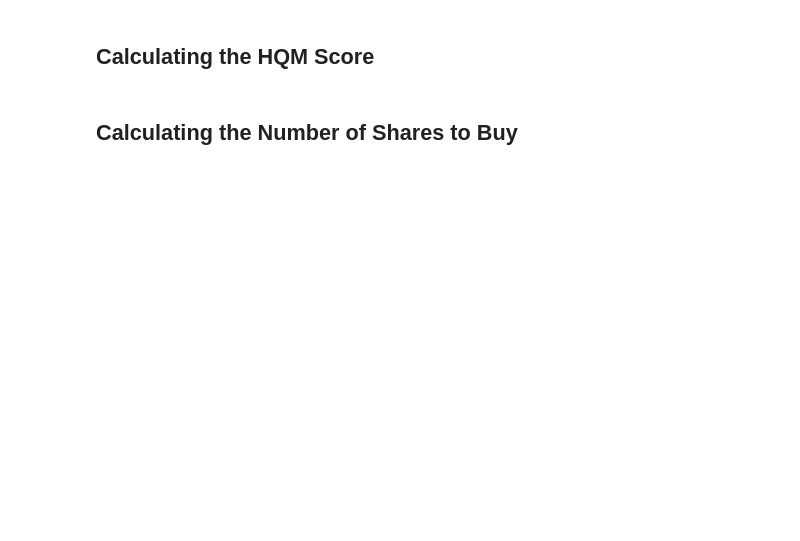
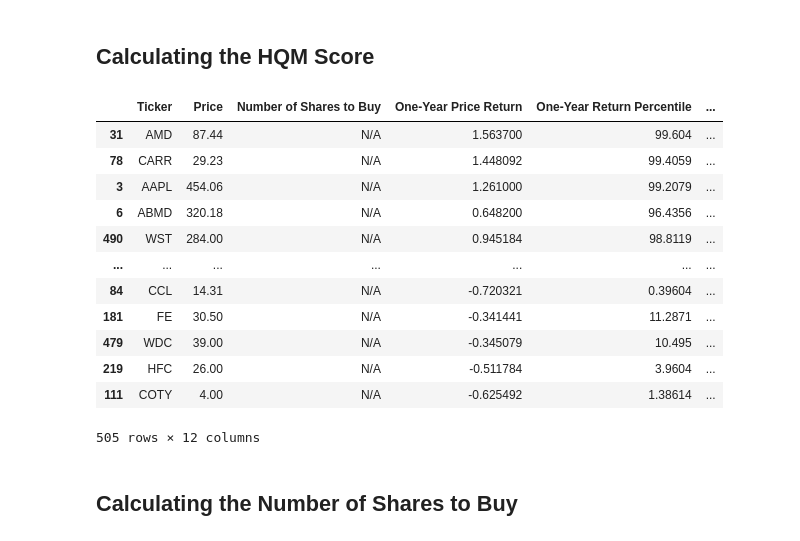
Before and after one commit to nickmccullum/algorithmic-trading-python, a Jupyter notebook: finished_files/002_quantitative_momentum_strategy.ipynb, the cells around one changed output. Drawn from its saved outputs; the diff is of its cells as text; code cells hidden in the pictures; blank space fills up the shorter version.

Commit message:
finished calculating HQM score

```diff
--- a/finished_files/002_quantitative_momentum_strategy.ipynb
+++ b/finished_files/002_quantitative_momentum_strategy.ipynb
@@ -280,4 +306,28 @@ Index(['Ticker', 'Price', 'One-Year Price Return', 'Number of Shares to Buy',
 # %% [markdown]
 ## Calculating the HQM Score
+# %%
+from statistics import mean
+
+for row in hqm_dataframe.index:
+    momentum_percentiles = []
+    for time_period in time_periods:
+        momentum_percentiles.append(hqm_dataframe.loc[row, f'{time_period} Return Percentile'])
+    hqm_dataframe.loc[row, 'HQM Score'] = mean(momentum_percentiles)
+
+hqm_dataframe.sort_values(by = 'HQM Score', ascending = False)
+# %% [output]
+|  | Ticker | Price | Number of Shares to Buy | One-Year Price Return | One-Year Return Percentile | ... |
+| 31 | AMD | 87.44 | N/A | 1.563700 | 99.604 | ... |
+| 78 | CARR | 29.23 | N/A | 1.448092 | 99.4059 | ... |
+| 3 | AAPL | 454.06 | N/A | 1.261000 | 99.2079 | ... |
+| 6 | ABMD | 320.18 | N/A | 0.648200 | 96.4356 | ... |
+| 490 | WST | 284.00 | N/A | 0.945184 | 98.8119 | ... |
+| ... | ... | ... | ... | ... | ... | ... |
+| 84 | CCL | 14.31 | N/A | -0.720321 | 0.39604 | ... |
+| 181 | FE | 30.50 | N/A | -0.341441 | 11.2871 | ... |
+| 479 | WDC | 39.00 | N/A | -0.345079 | 10.495 | ... |
+| 219 | HFC | 26.00 | N/A | -0.511784 | 3.9604 | ... |
+| 111 | COTY | 4.00 | N/A | -0.625492 | 1.38614 | ... |
+505 rows × 12 columns
 # %% [markdown]
 ## Calculating the Number of Shares to Buy
```
Also changed, not shown: parts of 8 cells of this notebook.
